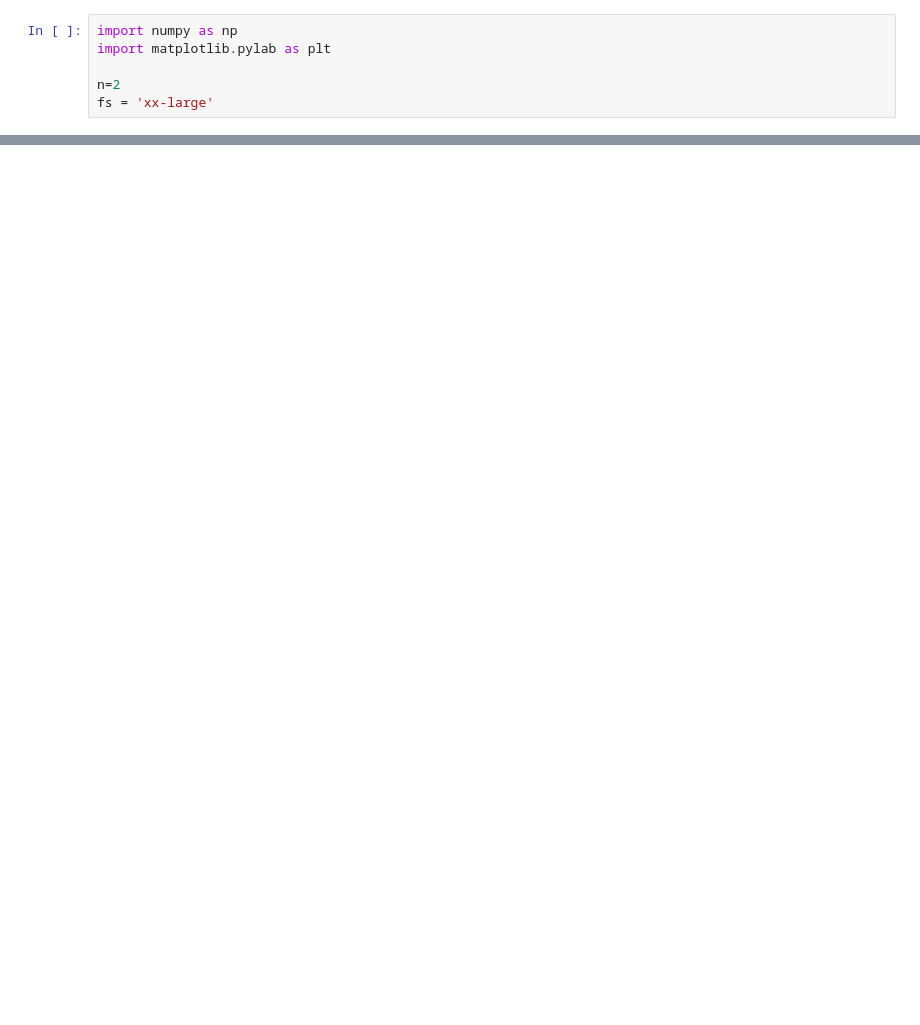
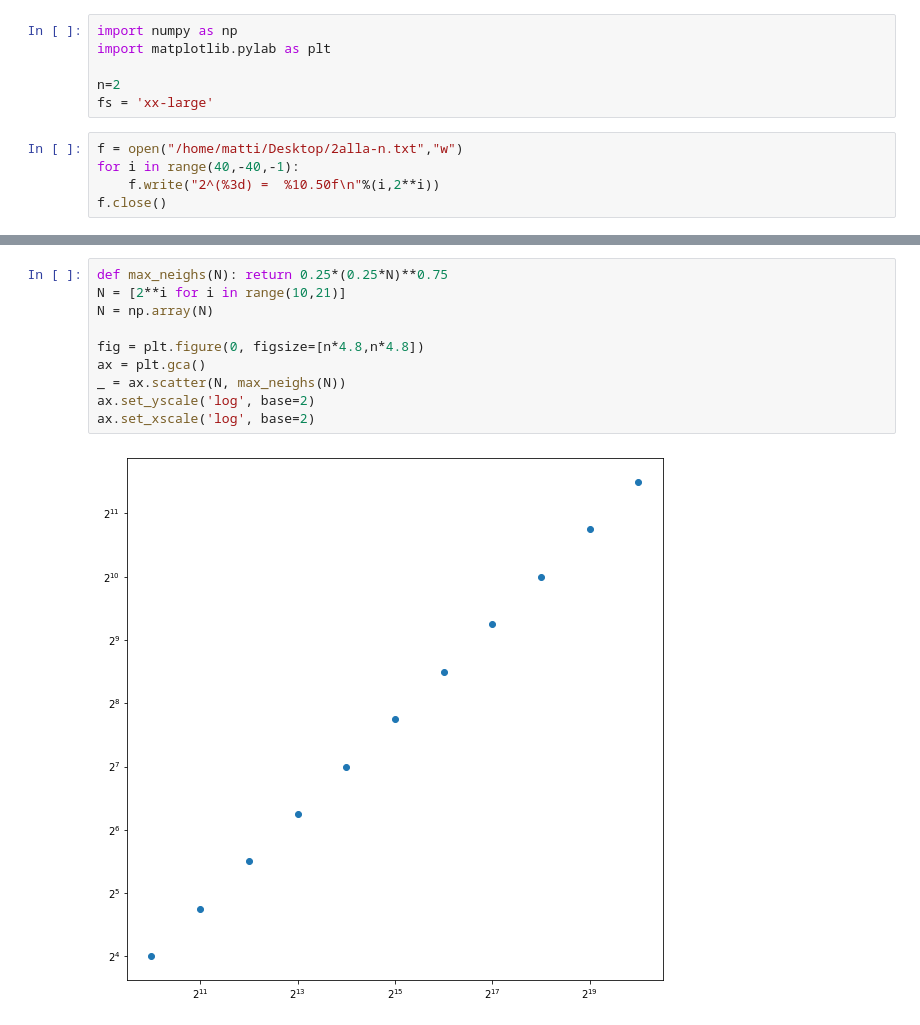
Before and after one commit to mattiamencagli/my-python-plots, a Jupyter notebook: prove_random.ipynb, the cells around one changed output, grey strips where cells are left out. Cells and saved outputs as stored; diff of their text form; blank space fills up the shorter version.

```diff
--- a/prove_random.ipynb
+++ b/prove_random.ipynb
@@ -4,6 +4,11 @@ import matplotlib.pylab as plt
 
 n=2
 fs = 'xx-large'
+# %%
+f = open("/home/matti/Desktop/2alla-n.txt","w")
+for i in range(40,-40,-1):
+    f.write("2^(%3d) =  %10.50f\n"%(i,2**i))
+f.close()
 # %%
 def gain(x,y): return x + y*(1-x)
 
@@ -21,3 +26,15 @@ _ = plt.yticks(fontsize=fs)
 _ = plt.colorbar()
 # %% [output]
 [figure]
+# %%
+def max_neighs(N): return 0.25*(0.25*N)**0.75
+N = [2**i for i in range(10,21)]
+N = np.array(N)
+
+fig = plt.figure(0, figsize=[n*4.8,n*4.8])
+ax = plt.gca()
+_ = ax.scatter(N, max_neighs(N))
+ax.set_yscale('log', base=2)
+ax.set_xscale('log', base=2)
+# %% [output]
+[figure, added]
```
Also changed, not shown: parts of 1 cell of this notebook, 3 other files.
